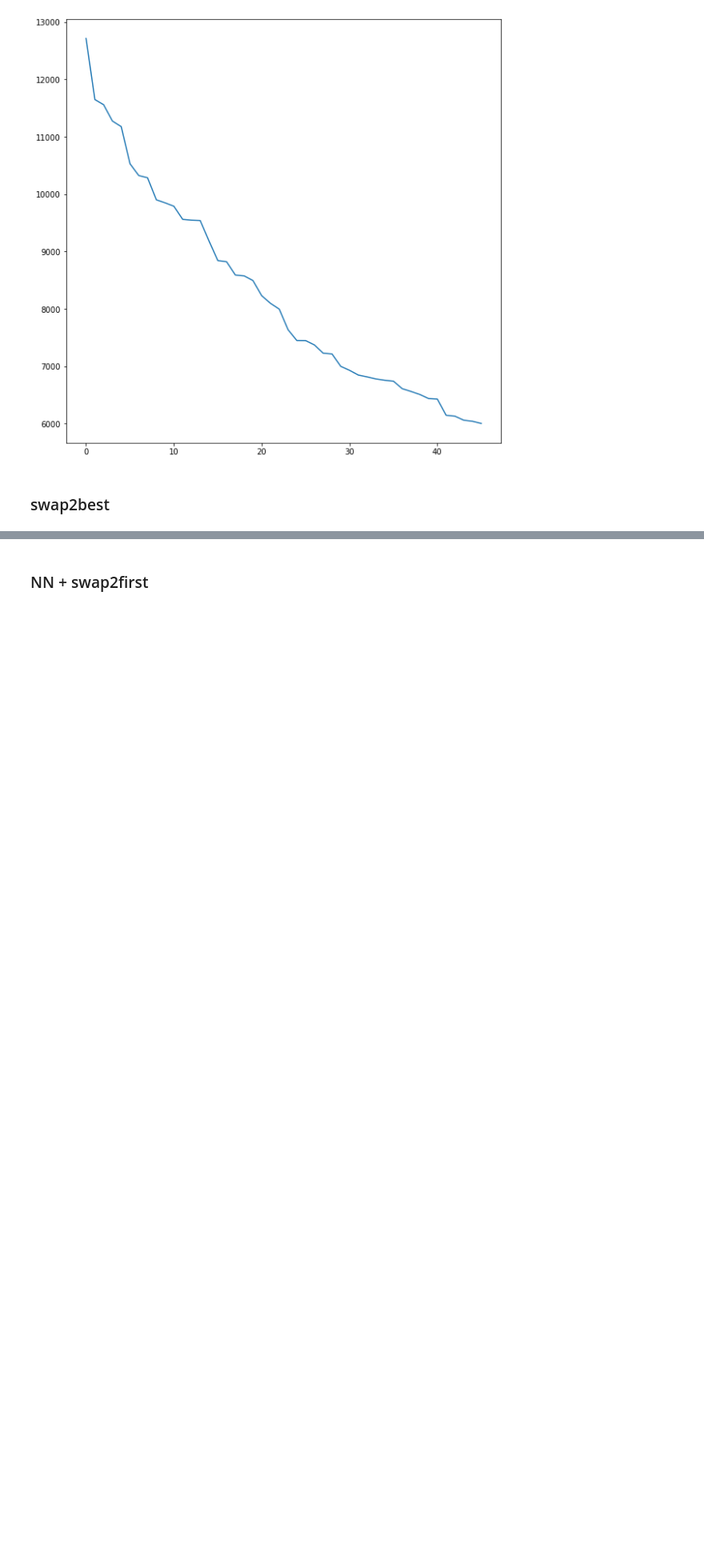
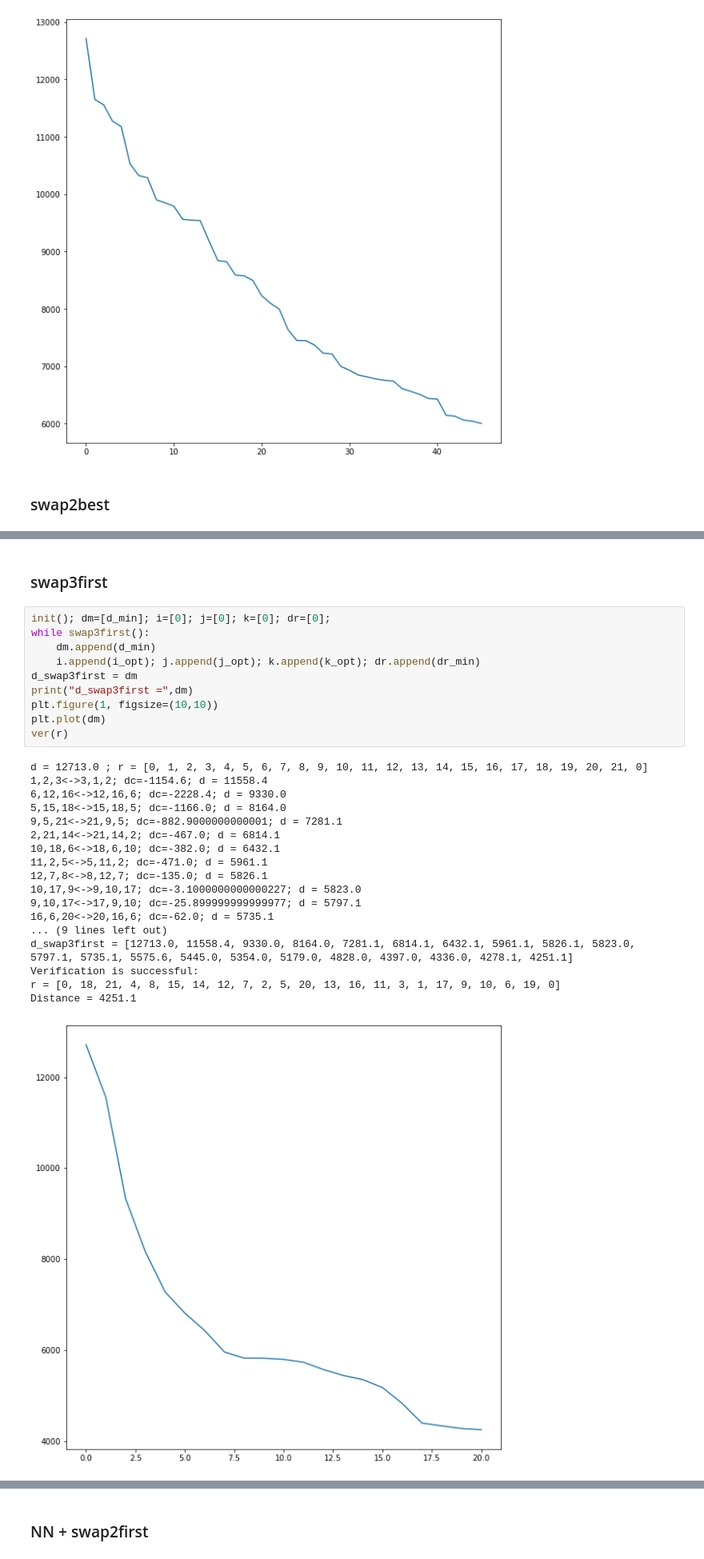
Before and after one commit to ysereda/Traveling_Salesman, a Jupyter notebook: Traveling_Salesman.ipynb, the cells around one changed output, grey strips where cells are left out. Shown: that part at 80% size. Drawn from its saved outputs; the diff is of its cells as text; blank space fills up the shorter version.

```diff
--- a/Traveling_Salesman.ipynb
+++ b/Traveling_Salesman.ipynb
@@ -487,3 +564,34 @@ Verification is successful:
 r = [0, 18, 14, 12, 7, 8, 15, 4, 21, 2, 10, 9, 17, 6, 3, 1, 11, 16, 13, 19, 20, 5, 0]
 Distance = 4577.1
 [figure]
+# %% [markdown]
+### swap3first
+# %%
+init(); dm=[d_min]; i=[0]; j=[0]; k=[0]; dr=[0];
+while swap3first():
+    dm.append(d_min)
+    i.append(i_opt); j.append(j_opt); k.append(k_opt); dr.append(dr_min)
+d_swap3first = dm
+print("d_swap3first =",dm)
+plt.figure(1, figsize=(10,10))
+plt.plot(dm)
+ver(r)
+# %% [output]
+d = 12713.0 ; r = [0, 1, 2, 3, 4, 5, 6, 7, 8, 9, 10, 11, 12, 13, 14, 15, 16, 17, 18, 19, 20, 21, 0]
+1,2,3<->3,1,2; dc=-1154.6; d = 11558.4
+6,12,16<->12,16,6; dc=-2228.4; d = 9330.0
+5,15,18<->15,18,5; dc=-1166.0; d = 8164.0
+9,5,21<->21,9,5; dc=-882.9000000000001; d = 7281.1
+2,21,14<->21,14,2; dc=-467.0; d = 6814.1
+10,18,6<->18,6,10; dc=-382.0; d = 6432.1
+11,2,5<->5,11,2; dc=-471.0; d = 5961.1
+12,7,8<->8,12,7; dc=-135.0; d = 5826.1
+10,17,9<->9,10,17; dc=-3.1000000000000227; d = 5823.0
+9,10,17<->17,9,10; dc=-25.899999999999977; d = 5797.1
+16,6,20<->20,16,6; dc=-62.0; d = 5735.1
+... (9 lines left out)
+d_swap3first = [12713.0, 11558.4, 9330.0, 8164.0, 7281.1, 6814.1, 6432.1, 5961.1, 5826.1, 5823.0, 5797.1, 5735.1, 5575.6, 5445.0, 5354.0, 5179.0, 4828.0, 4397.0, 4336.0, 4278.1, 4251.1]
+Verification is successful:
+r = [0, 18, 21, 4, 8, 15, 14, 12, 7, 2, 5, 20, 13, 16, 11, 3, 1, 17, 9, 10, 6, 19, 0]
+Distance = 4251.1
+[figure, added]
```
Also changed, not shown: parts of 13 cells of this notebook, 1 other file.
